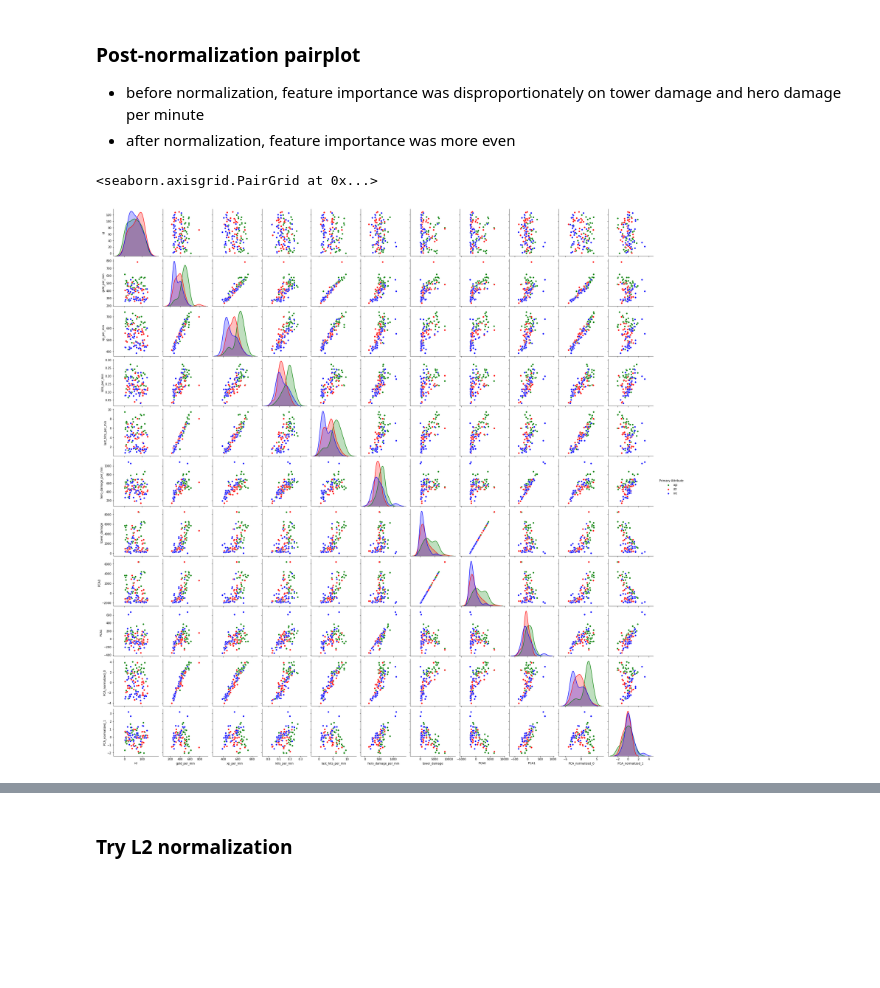
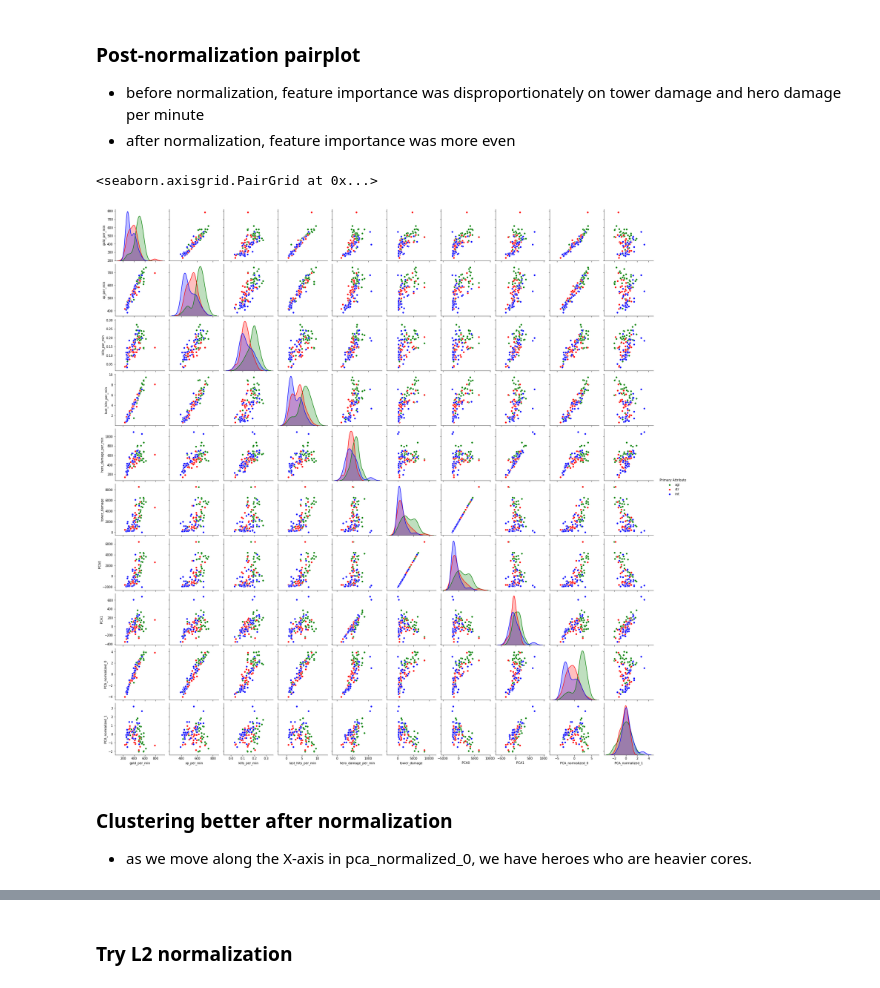
Before and after one commit to loftusa/Dota-Stats, a Jupyter notebook: data_cleaning.ipynb, the cells around one changed output, grey strips where cells are left out. Cells and saved outputs as stored; diff of their text form; code cells hidden in the pictures; blank space fills up the shorter version.

```diff
--- a/data_cleaning.ipynb
+++ b/data_cleaning.ipynb
@@ -208,8 +207,11 @@ sns.scatterplot(x="PCA_normalized_0", y="PCA_normalized_1", hue="Primary Attribu
 # %%
 pairplot_data["PCA_normalized_0"] = X_r[:, 0]
 pairplot_data["PCA_normalized_1"] = X_r[:, 1]
-sns.pairplot(pairplot_data, hue="Primary Attribute",
+sns.pairplot(pairplot_data.drop("id", axis=1), hue="Primary Attribute",
              palette=["green", "red", "blue"])
 # %% [output]
 <seaborn.axisgrid.PairGrid at 0x...>
-[figure, old version]
+[figure, new version]
+# %% [markdown]
+### Clustering better after normalization
+- as we move along the X-axis in pca_normalized_0, we have heroes who are heavier cores.
```
Also changed, not shown: parts of 10 cells of this notebook, 4 other files.
